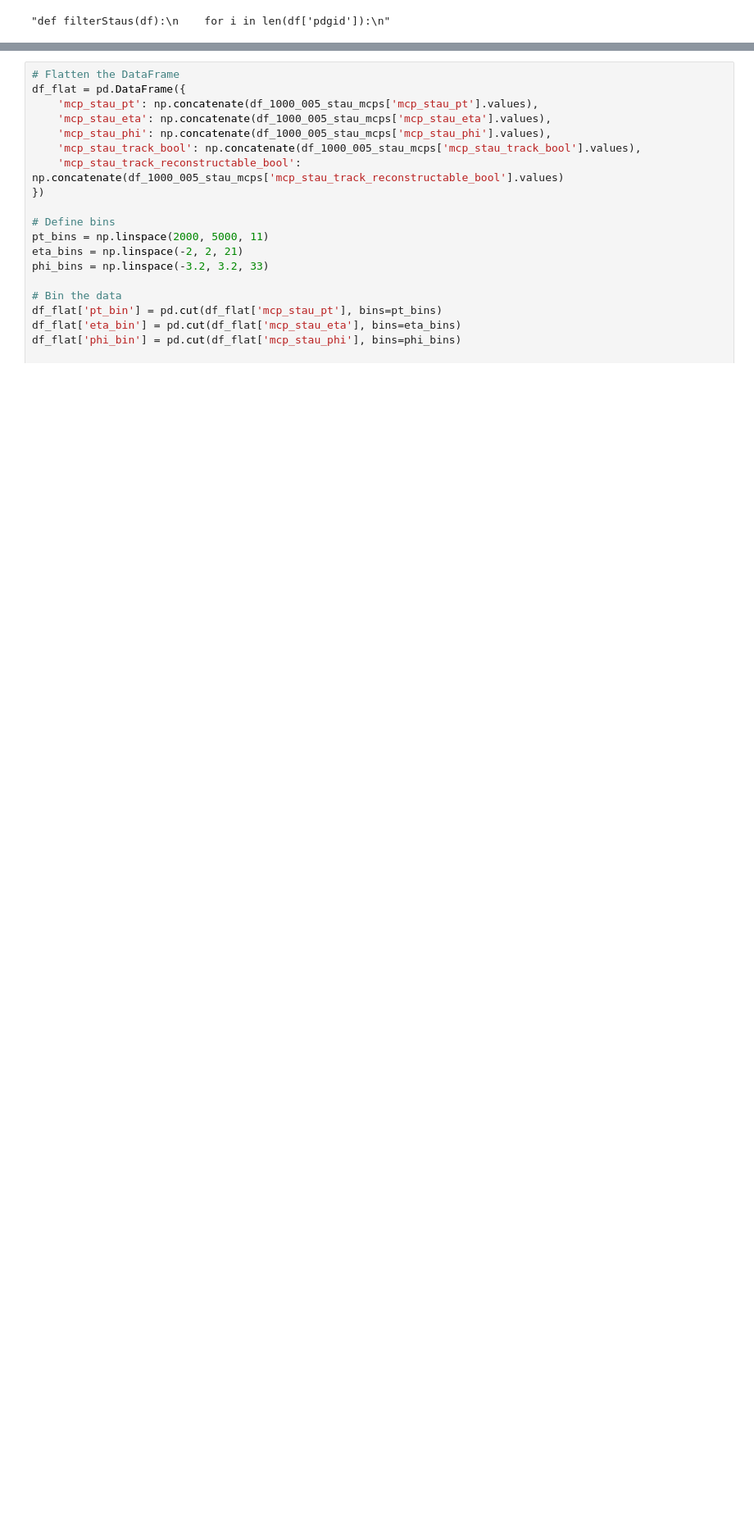
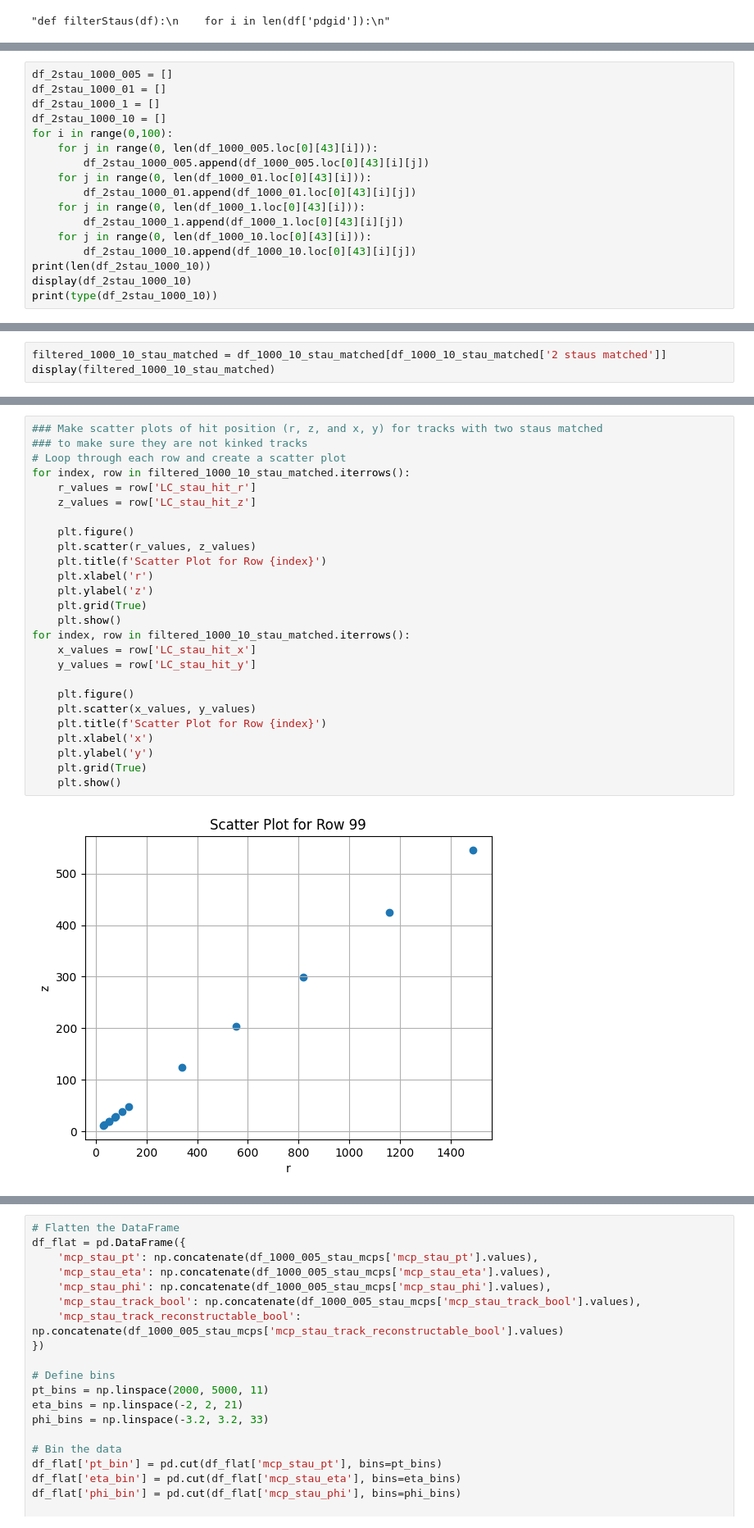
Before and after one commit to kdp-lab/MarkLLPCode, a Jupyter notebook: reco/reco_json_analyzer.ipynb, the cells around one changed output, grey strips where cells are left out. Shown at 82% size. Saved outputs shown, nothing was run; the diff lists cells and outputs as text; blank space fills up the shorter version.

```diff
--- a/reco/reco_json_analyzer.ipynb
+++ b/reco/reco_json_analyzer.ipynb
@@ -287,0 +323,17 @@ See the caveats in the documentation: https://pandas.pydata.org/pandas-docs/stab
+# %%
+df_2stau_1000_005 = []
+df_2stau_1000_01 = []
+df_2stau_1000_1 = []
+df_2stau_1000_10 = []
+for i in range(0,100):
+    for j in range(0, len(df_1000_005.loc[0][43][i])):
+        df_2stau_1000_005.append(df_1000_005.loc[0][43][i][j])
+    for j in range(0, len(df_1000_01.loc[0][43][i])):
+        df_2stau_1000_01.append(df_1000_01.loc[0][43][i][j])
+    for j in range(0, len(df_1000_1.loc[0][43][i])):
+        df_2stau_1000_1.append(df_1000_1.loc[0][43][i][j])
+    for j in range(0, len(df_1000_10.loc[0][43][i])):
+        df_2stau_1000_10.append(df_1000_10.loc[0][43][i][j])
+print(len(df_2stau_1000_10))
+display(df_2stau_1000_10)
+print(type(df_2stau_1000_10))
@@ -287,0 +462,3 @@ See the caveats in the documentation: https://pandas.pydata.org/pandas-docs/stab
+# %%
+filtered_1000_10_stau_matched = df_1000_10_stau_matched[df_1000_10_stau_matched['2 staus matched']]
+display(filtered_1000_10_stau_matched)
@@ -287,0 +475,28 @@ See the caveats in the documentation: https://pandas.pydata.org/pandas-docs/stab
+# %%
+### Make scatter plots of hit position (r, z, and x, y) for tracks with two staus matched
+### to make sure they are not kinked tracks
+# Loop through each row and create a scatter plot
+for index, row in filtered_1000_10_stau_matched.iterrows():
+    r_values = row['LC_stau_hit_r']
+    z_values = row['LC_stau_hit_z']
+
+    plt.figure()
+    plt.scatter(r_values, z_values)
+    plt.title(f'Scatter Plot for Row {index}')
+    plt.xlabel('r')
+    plt.ylabel('z')
+    plt.grid(True)
+    plt.show()
+for index, row in filtered_1000_10_stau_matched.iterrows():
+    x_values = row['LC_stau_hit_x']
+    y_values = row['LC_stau_hit_y']
+
+    plt.figure()
+    plt.scatter(x_values, y_values)
+    plt.title(f'Scatter Plot for Row {index}')
+    plt.xlabel('x')
+    plt.ylabel('y')
+    plt.grid(True)
+    plt.show()
+# %% [output]
+[figure, added]
```
Also changed, not shown: parts of 12 cells of this notebook, 2 other files.
